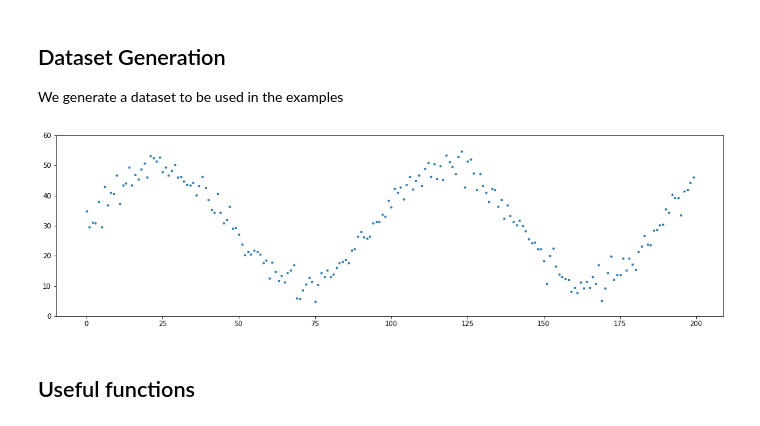
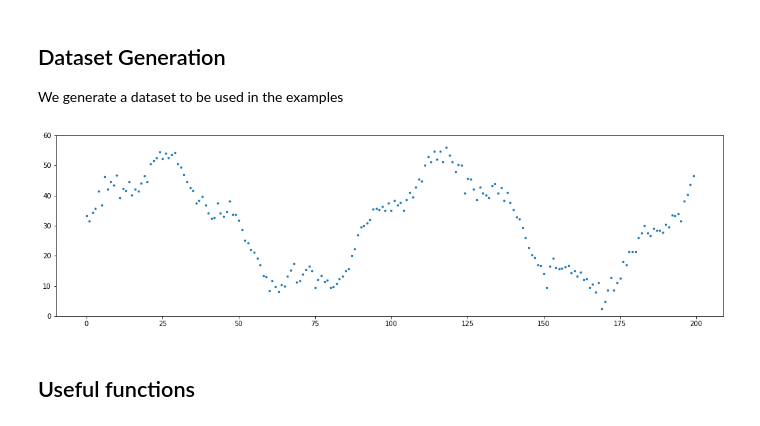
Before and after one commit to jhagelback/ml-sk, a Jupyter notebook: sklearn/Time Series Forecasting.ipynb, the cells around one changed output. Saved outputs shown, nothing was run; the diff lists cells and outputs as text; code cells hidden in the pictures.

```diff
--- a/sklearn/Time Series Forecasting.ipynb
+++ b/sklearn/Time Series Forecasting.ipynb
@@ -21,25 +21,25 @@ We generate a dataset to be used in the examples
 # %%
 seed(1)
 no = 200
 # Generate univariate observations
 x = []
 y = []
 for i in range(0,no):
-    x.append(sin(i/15) * 20 + randn() * 3 + 30)
+    x.append(sin(i/15) * 20 + sin(i/3.5) * 5 + randn() * 2 + 30)
     y.append(i)
 
 # Plot
 plt.figure(figsize=(18,5))
 plt.ylim(0,60)
 plt.scatter(y,x,s=6)
 plt.show()
 
 # Settings
 winsize = 4
 xt = x[winsize-1:]
 yt = y[winsize-1:]
 # %% [output]
-[figure, old version]
+[figure, new version]
 # %% [markdown]
 ## Useful functions
 # %%
```
Also changed, not shown: parts of 6 cells of this notebook.
